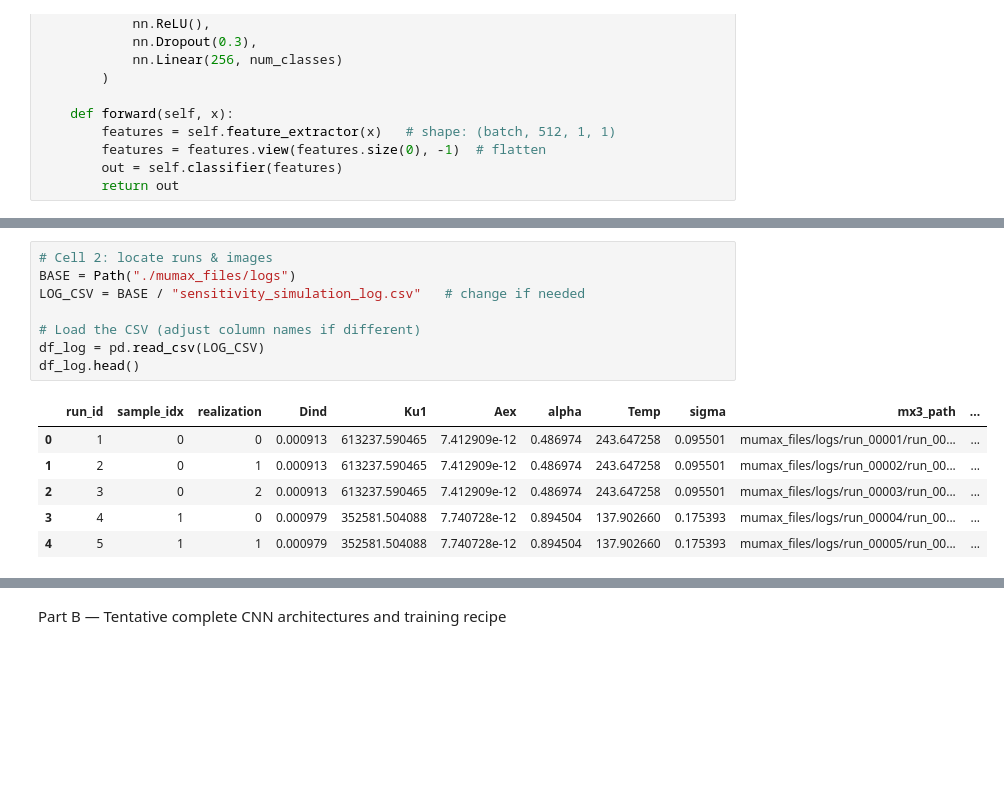
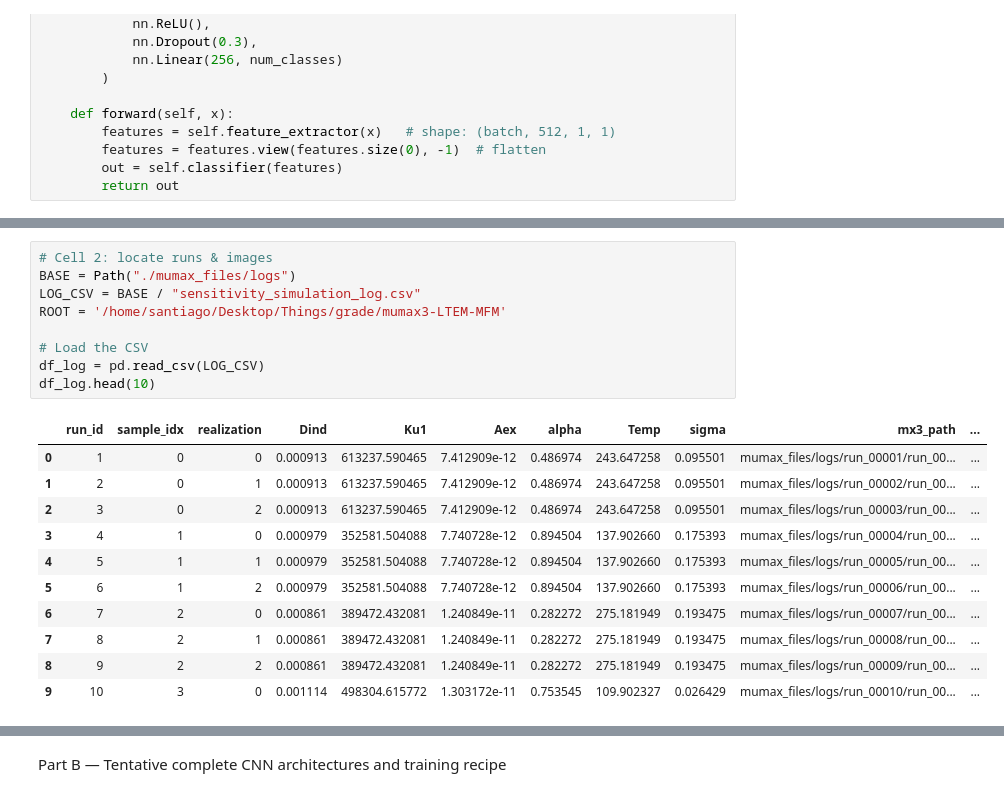
Before and after one commit to S3b4sc/mumax3-LTEM-MFM, a Jupyter notebook: python_scripts/exploring_model.ipynb, the cells around one changed output, grey strips where cells are left out. Saved outputs shown, nothing was run; the diff lists cells and outputs as text; blank space fills up the shorter version.

```diff
--- a/python_scripts/exploring_model.ipynb
+++ b/python_scripts/exploring_model.ipynb
@@ -64,15 +68,21 @@ cuda available: True
 # %%
 # Cell 2: locate runs & images
 BASE = Path("./mumax_files/logs")
-LOG_CSV = BASE / "sensitivity_simulation_log.csv"   # change if needed
+LOG_CSV = BASE / "sensitivity_simulation_log.csv"
+ROOT = '/home/santiago/Desktop/Things/grade/mumax3-LTEM-MFM'
 
-# Load the CSV (adjust column names if different)
+# Load the CSV
 df_log = pd.read_csv(LOG_CSV)
-df_log.head()
+df_log.head(10)
 # %% [output]
 |  | run_id | sample_idx | realization | Dind | Ku1 | Aex | alpha | Temp | sigma | mx3_path | ... |
 | 0 | 1 | 0 | 0 | 0.000913 | 613237.590465 | 7.412909e-12 | 0.486974 | 243.647258 | 0.095501 | mumax_files/logs/run_00001/run_00... | ... |
 | 1 | 2 | 0 | 1 | 0.000913 | 613237.590465 | 7.412909e-12 | 0.486974 | 243.647258 | 0.095501 | mumax_files/logs/run_00002/run_00... | ... |
 | 2 | 3 | 0 | 2 | 0.000913 | 613237.590465 | 7.412909e-12 | 0.486974 | 243.647258 | 0.095501 | mumax_files/logs/run_00003/run_00... | ... |
 | 3 | 4 | 1 | 0 | 0.000979 | 352581.504088 | 7.740728e-12 | 0.894504 | 137.902660 | 0.175393 | mumax_files/logs/run_00004/run_00... | ... |
 | 4 | 5 | 1 | 1 | 0.000979 | 352581.504088 | 7.740728e-12 | 0.894504 | 137.902660 | 0.175393 | mumax_files/logs/run_00005/run_00... | ... |
+| 5 | 6 | 1 | 2 | 0.000979 | 352581.504088 | 7.740728e-12 | 0.894504 | 137.902660 | 0.175393 | mumax_files/logs/run_00006/run_00... | ... |
+| 6 | 7 | 2 | 0 | 0.000861 | 389472.432081 | 1.240849e-11 | 0.282272 | 275.181949 | 0.193475 | mumax_files/logs/run_00007/run_00... | ... |
+| 7 | 8 | 2 | 1 | 0.000861 | 389472.432081 | 1.240849e-11 | 0.282272 | 275.181949 | 0.193475 | mumax_files/logs/run_00008/run_00... | ... |
+| 8 | 9 | 2 | 2 | 0.000861 | 389472.432081 | 1.240849e-11 | 0.282272 | 275.181949 | 0.193475 | mumax_files/logs/run_00009/run_00... | ... |
+| 9 | 10 | 3 | 0 | 0.001114 | 498304.615772 | 1.303172e-11 | 0.753545 | 109.902327 | 0.026429 | mumax_files/logs/run_00010/run_00... | ... |
```
Also changed, not shown: parts of 18 cells of this notebook, 2 other files.
